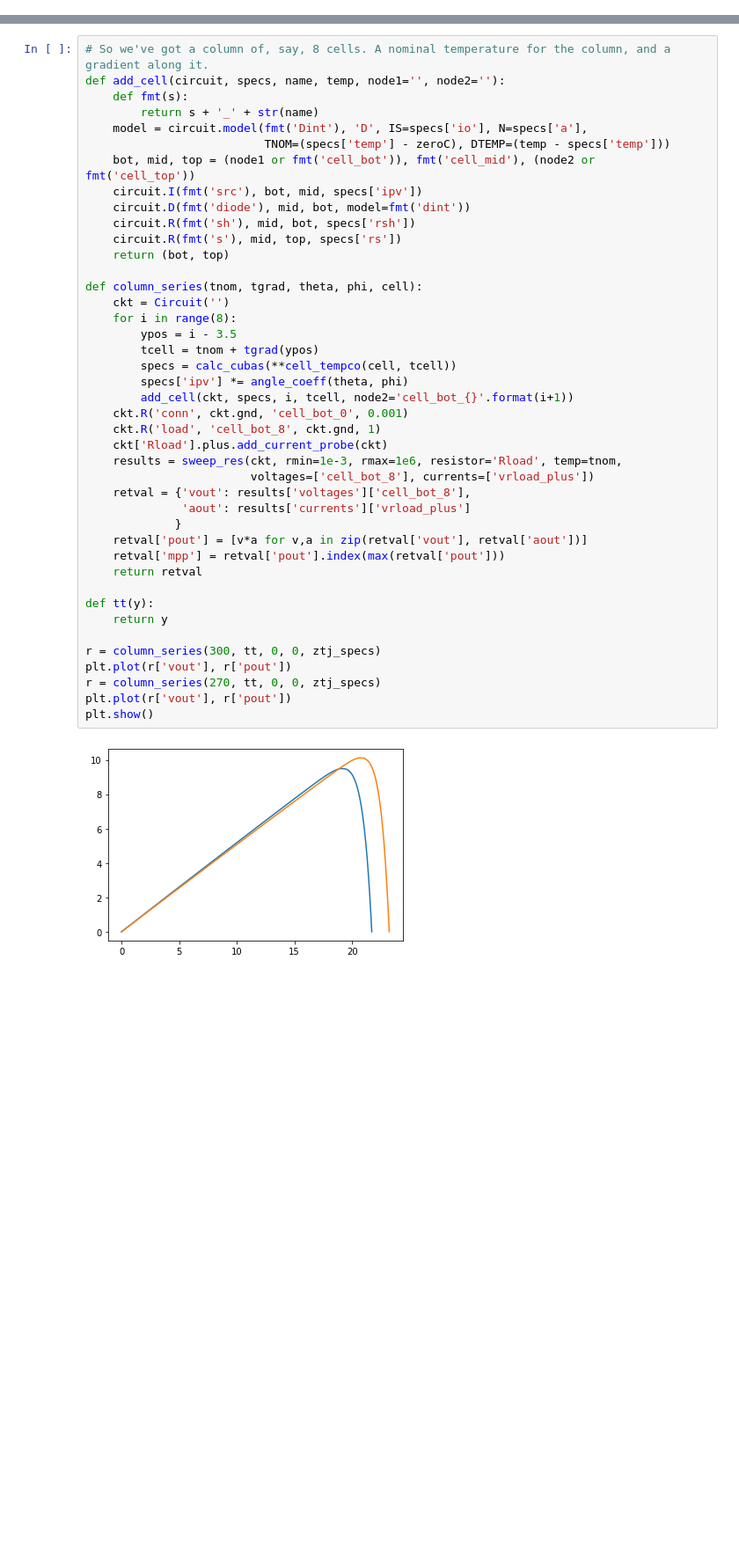
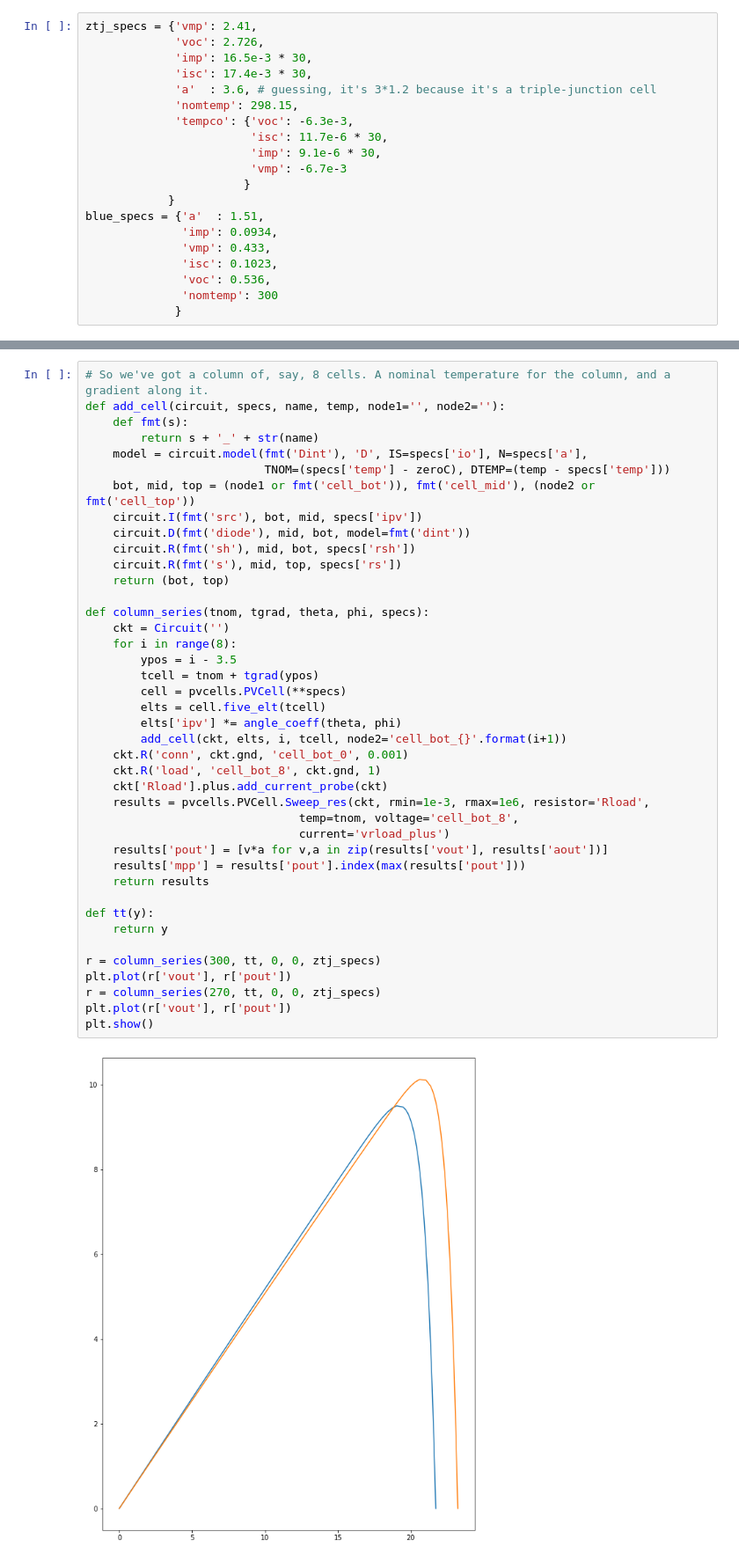
Before and after one commit to openlunar/EE-scripts, a Jupyter notebook: notebooks/Solar Cells.ipynb, the cells around one changed output, grey strips where cells are left out. Shown: that part at 88% size. Saved outputs shown, nothing was run; the diff lists cells and outputs as text; blank space fills up the shorter version.

```diff
--- a/notebooks/Solar Cells.ipynb
+++ b/notebooks/Solar Cells.ipynb
@@ -95,0 +10,20 @@ def to_file(f, specs):
+# %%
+ztj_specs = {'vmp': 2.41,
+             'voc': 2.726,
+             'imp': 16.5e-3 * 30,
+             'isc': 17.4e-3 * 30,
+             'a'  : 3.6, # guessing, it's 3*1.2 because it's a triple-junction cell
+             'nomtemp': 298.15,
+             'tempco': {'voc': -6.3e-3,
+                        'isc': 11.7e-6 * 30,
+                        'imp': 9.1e-6 * 30,
+                        'vmp': -6.7e-3
+                       }
+            }
+blue_specs = {'a'  : 1.51,
+              'imp': 0.0934,
+              'vmp': 0.433,
+              'isc': 0.1023,
+              'voc': 0.536,
+              'nomtemp': 300
+             }
@@ -226,46 +103,45 @@ plt.plot(angles, [angle_coeff(0, i) for i in angles])
 # So we've got a column of, say, 8 cells. A nominal temperature for the column, and a gradient along it.
 def add_cell(circuit, specs, name, temp, node1='', node2=''):
     def fmt(s):
         return s + '_' + str(name)
     model = circuit.model(fmt('Dint'), 'D', IS=specs['io'], N=specs['a'],
                           TNOM=(specs['temp'] - zeroC), DTEMP=(temp - specs['temp']))
     bot, mid, top = (node1 or fmt('cell_bot')), fmt('cell_mid'), (node2 or fmt('cell_top'))
     circuit.I(fmt('src'), bot, mid, specs['ipv'])
     circuit.D(fmt('diode'), mid, bot, model=fmt('dint'))
     circuit.R(fmt('sh'), mid, bot, specs['rsh'])
     circuit.R(fmt('s'), mid, top, specs['rs'])
     return (bot, top)
 
-def column_series(tnom, tgrad, theta, phi, cell):
+def column_series(tnom, tgrad, theta, phi, specs):
     ckt = Circuit('')
     for i in range(8):
         ypos = i - 3.5
         tcell = tnom + tgrad(ypos)
-        specs = calc_cubas(**cell_tempco(cell, tcell))
-        specs['ipv'] *= angle_coeff(theta, phi)
-        add_cell(ckt, specs, i, tcell, node2='cell_bot_{}'.format(i+1))
+        cell = pvcells.PVCell(**specs)
+        elts = cell.five_elt(tcell)
+        elts['ipv'] *= angle_coeff(theta, phi)
+        add_cell(ckt, elts, i, tcell, node2='cell_bot_{}'.format(i+1))
     ckt.R('conn', ckt.gnd, 'cell_bot_0', 0.001)
     ckt.R('load', 'cell_bot_8', ckt.gnd, 1)
     ckt['Rload'].plus.add_current_probe(ckt)
-    results = sweep_res(ckt, rmin=1e-3, rmax=1e6, resistor='Rload', temp=tnom,
-                        voltages=['cell_bot_8'], currents=['vrload_plus'])
-    retval = {'vout': results['voltages']['cell_bot_8'],
-              'aout': results['currents']['vrload_plus']
-             }
-    retval['pout'] = [v*a for v,a in zip(retval['vout'], retval['aout'])]
-    retval['mpp'] = retval['pout'].index(max(retval['pout']))
-    return retval
+    results = pvcells.PVCell.Sweep_res(ckt, rmin=1e-3, rmax=1e6, resistor='Rload',
+                               temp=tnom, voltage='cell_bot_8',
+                               current='vrload_plus')
+    results['pout'] = [v*a for v,a in zip(results['vout'], results['aout'])]
+    results['mpp'] = results['pout'].index(max(results['pout']))
+    return results
 
 def tt(y):
     return y
 
 r = column_series(300, tt, 0, 0, ztj_specs)
 plt.plot(r['vout'], r['pout'])
 r = column_series(270, tt, 0, 0, ztj_specs)
 plt.plot(r['vout'], r['pout'])
 plt.show()
 # %% [output]
-[figure, old version]
+[figure, new version]
 # %%
 # We will also want to be able to look up current vs. voltage
 def current_at(v, cell_iv):
```
Also changed, not shown: parts of 14 cells of this notebook, 1 other file.
